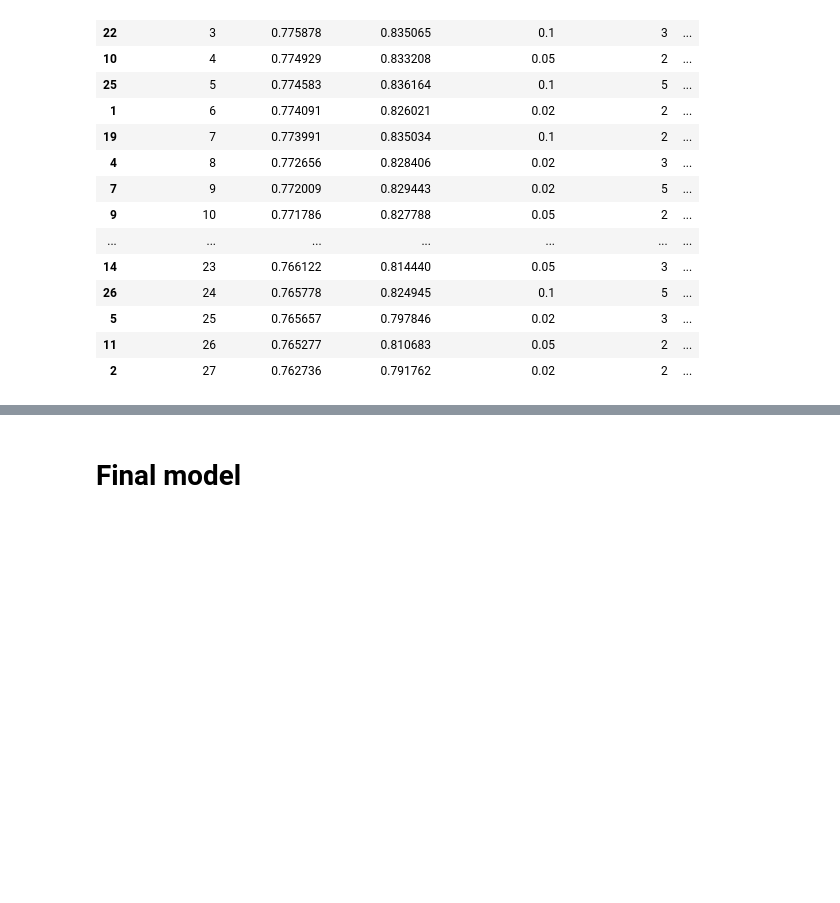
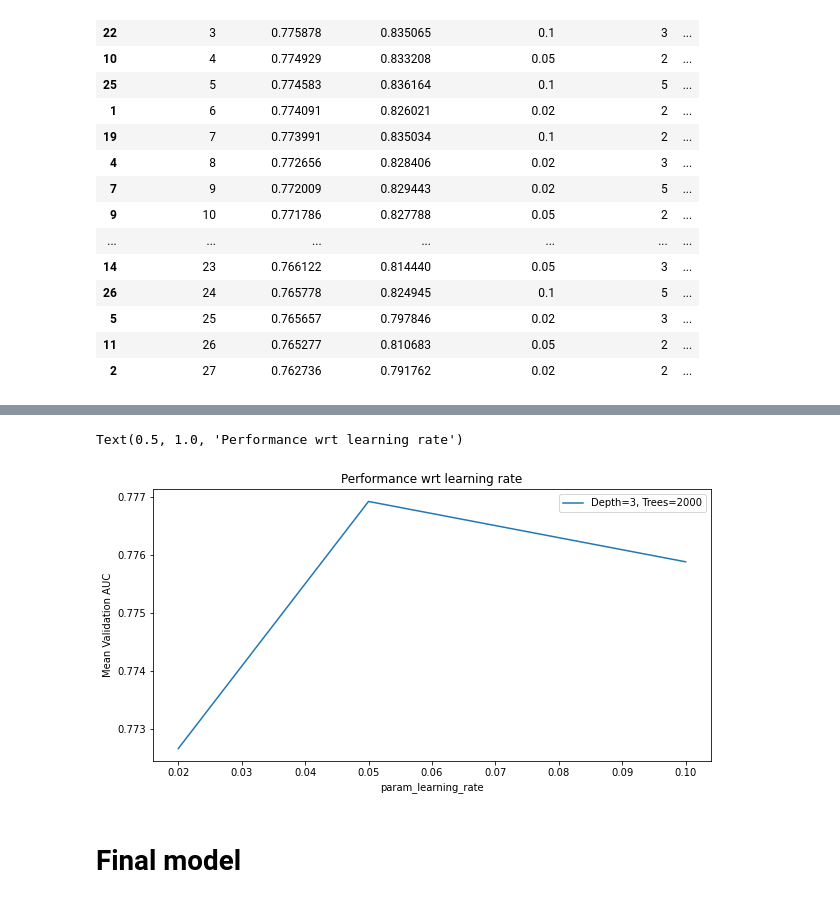
Before and after one commit to MohamedTahaAbdelaziz/WIA-1003-project, a Jupyter notebook: depression indicator ML.ipynb, the cells around one changed output, grey strips where cells are left out. Saved outputs shown, nothing was run; the diff lists cells and outputs as text; code cells hidden in the pictures; blank space fills up the shorter version.

```diff
--- a/depression indicator ML.ipynb
+++ b/depression indicator ML.ipynb
@@ -277,0 +338,15 @@ Text(0.5, 1.0, 'Performance wrt # of Trees and Depth')
+# %%
+# The learning rate is first sorted to used as the x-axis
+df_cv_results.sort_values(by='param_learning_rate', inplace=True)
+
+# Find values of AUC for learning rate of 0.05 and different values of depth
+lr_t3k_d2 = df_cv_results.loc[(df_cv_results['param_n_estimators']==2000) & (df_cv_results['param_max_depth']==3),:]
+
+# A plot of Mean Validation AUC against Performance with respect to AUC
+fig, ax = plt.subplots(figsize=(10,5))
+lr_t3k_d2.plot(x='param_learning_rate', y='mean_test_score', label='Depth=3, Trees=2000', ax=ax)
+plt.ylabel('Mean Validation AUC')
+plt.title('Performance wrt learning rate')
+# %% [output]
+Text(0.5, 1.0, 'Performance wrt learning rate')
+[figure, added]
```
Also changed, not shown: parts of 30 cells of this notebook.
